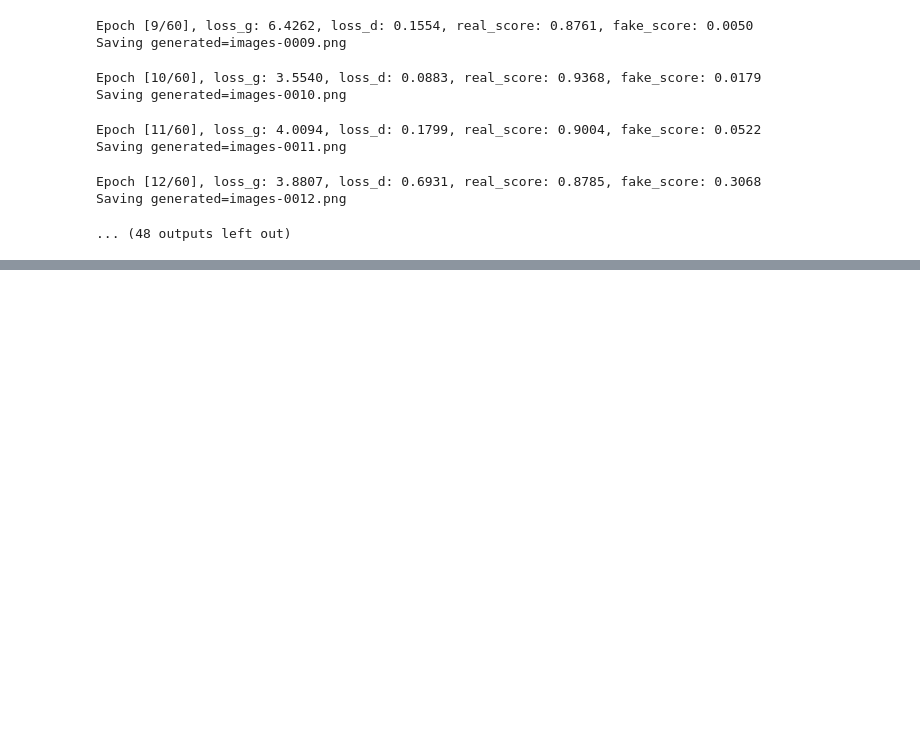
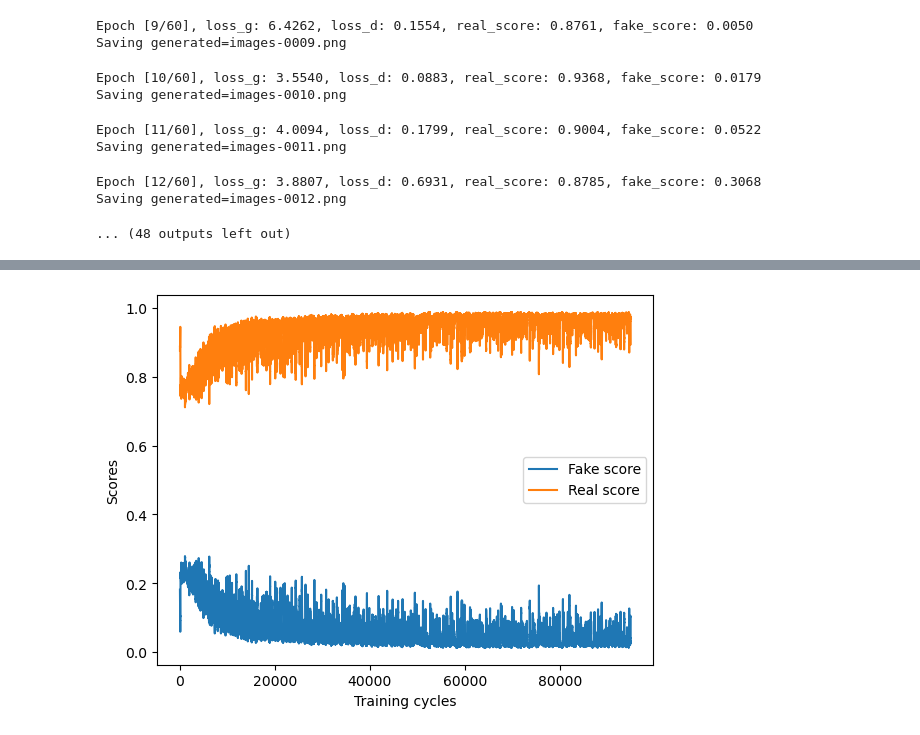
Before and after one commit to mayank-soni/GAN, a Jupyter notebook: notebooks/dcgan_ms.ipynb, the cells around one changed output, grey strips where cells are left out. Drawn from its saved outputs; the diff is of its cells as text; code cells hidden in the pictures; blank space fills up the shorter version.

```diff
--- a/notebooks/dcgan_ms.ipynb
+++ b/notebooks/dcgan_ms.ipynb
@@ -499,0 +510,11 @@ Saving generated=images-0012.png
+# %%
+# Take 50 cycle moving averages to make the plots less noisy.
+
+plt.plot(metrics_df['Fake_score'].rolling(50, center=True).mean(), label = 'Fake score')
+plt.plot(metrics_df['Real_score'].rolling(50, center=True).mean(), label = 'Real score')
+plt.xlabel('Training cycles')
+plt.ylabel('Scores')
+plt.legend()
+plt.show()
+# %% [output]
+[figure, added]
```
Also changed, not shown: parts of 8 cells of this notebook, 1 other file.
